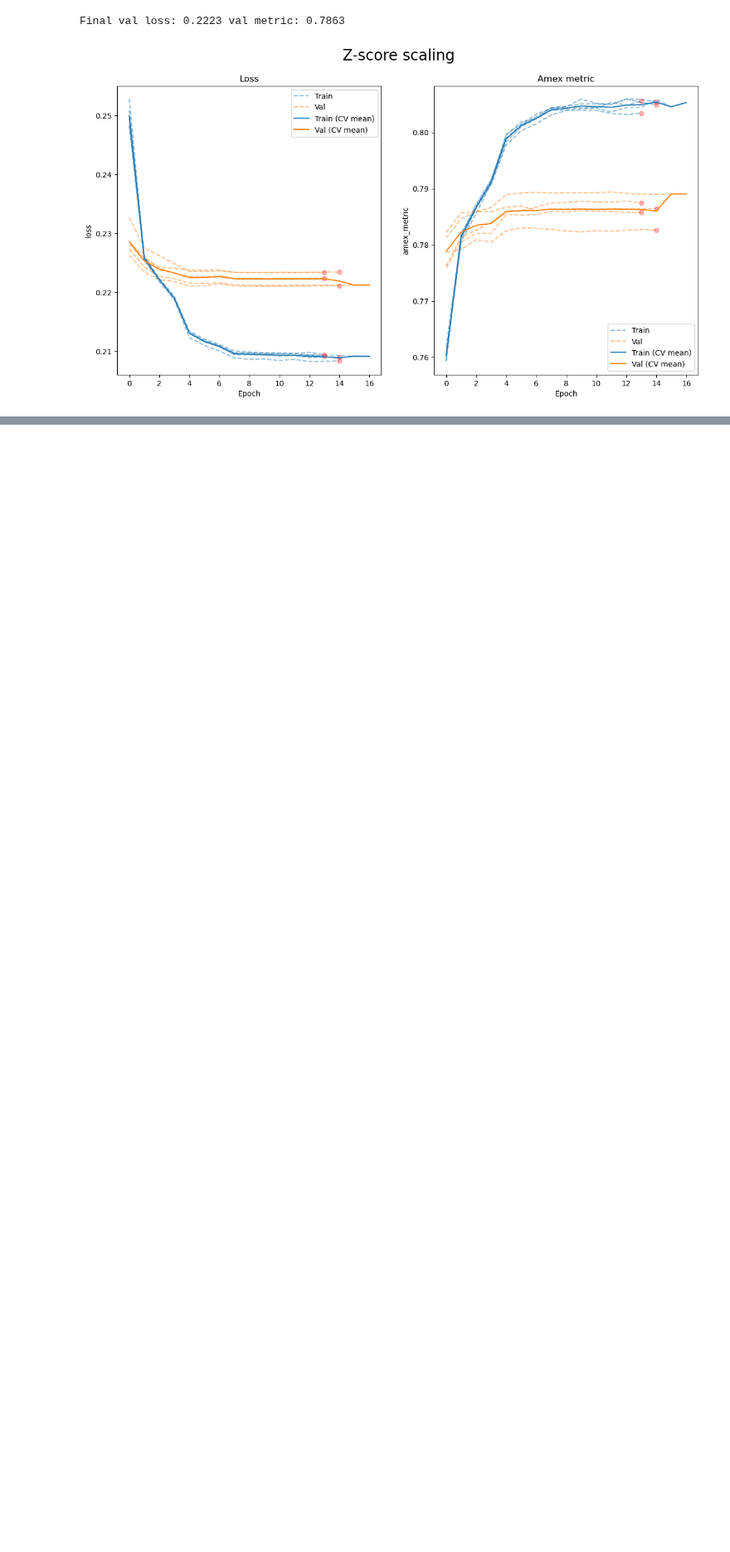
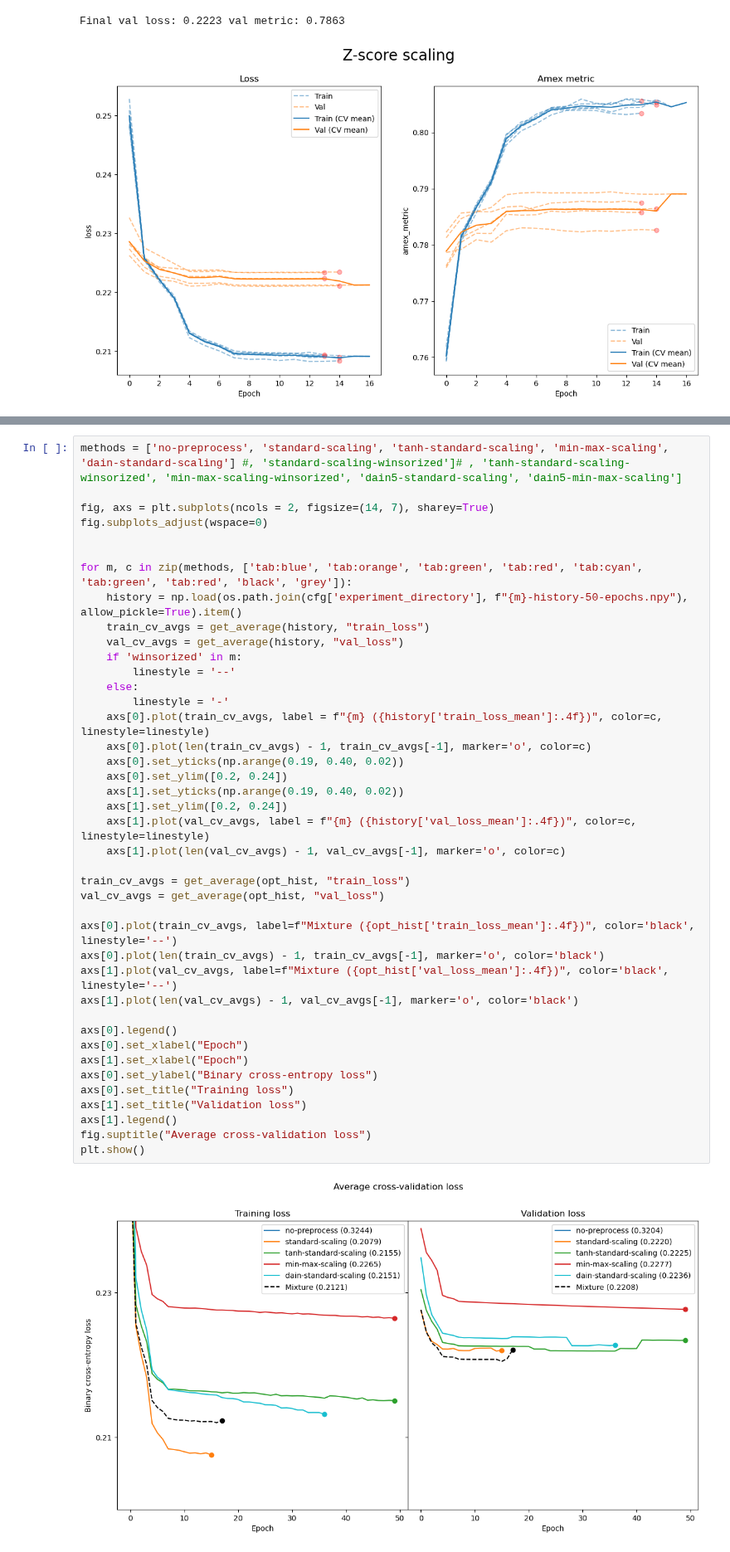
Before and after one commit to marcusGH/edain_paper, a Jupyter notebook: notebooks/static_preprocessing_classes.ipynb, the cells around one changed output, grey strips where cells are left out. Shown at 83% size. Drawn from its saved outputs; the diff is of its cells as text; blank space fills up the shorter version.

```diff
--- a/notebooks/static_preprocessing_classes.ipynb
+++ b/notebooks/static_preprocessing_classes.ipynb
@@ -821,0 +884,43 @@ tanh-standard-scaling-winsorized-history-50-epochs.npy
+# %%
+methods = ['no-preprocess', 'standard-scaling', 'tanh-standard-scaling', 'min-max-scaling', 'dain-standard-scaling'] #, 'standard-scaling-winsorized']# , 'tanh-standard-scaling-winsorized', 'min-max-scaling-winsorized', 'dain5-standard-scaling', 'dain5-min-max-scaling']
+
+fig, axs = plt.subplots(ncols = 2, figsize=(14, 7), sharey=True)
+fig.subplots_adjust(wspace=0)
+
+
+for m, c in zip(methods, ['tab:blue', 'tab:orange', 'tab:green', 'tab:red', 'tab:cyan', 'tab:green', 'tab:red', 'black', 'grey']):
+    history = np.load(os.path.join(cfg['experiment_directory'], f"{m}-history-50-epochs.npy"), allow_pickle=True).item()
+    train_cv_avgs = get_average(history, "train_loss")
+    val_cv_avgs = get_average(history, "val_loss")
+    if 'winsorized' in m:
+        linestyle = '--'
+    else:
+        linestyle = '-'
+    axs[0].plot(train_cv_avgs, label = f"{m} ({history['train_loss_mean']:.4f})", color=c, linestyle=linestyle)
+    axs[0].plot(len(train_cv_avgs) - 1, train_cv_avgs[-1], marker='o', color=c)
+    axs[0].set_yticks(np.arange(0.19, 0.40, 0.02))
+    axs[0].set_ylim([0.2, 0.24])
+    axs[1].set_yticks(np.arange(0.19, 0.40, 0.02))
+    axs[1].set_ylim([0.2, 0.24])
+    axs[1].plot(val_cv_avgs, label = f"{m} ({history['val_loss_mean']:.4f})", color=c, linestyle=linestyle)
+    axs[1].plot(len(val_cv_avgs) - 1, val_cv_avgs[-1], marker='o', color=c)
+
+train_cv_avgs = get_average(opt_hist, "train_loss")
+val_cv_avgs = get_average(opt_hist, "val_loss")
+
+axs[0].plot(train_cv_avgs, label=f"Mixture ({opt_hist['train_loss_mean']:.4f})", color='black', linestyle='--')
+axs[0].plot(len(train_cv_avgs) - 1, train_cv_avgs[-1], marker='o', color='black')
+axs[1].plot(val_cv_avgs, label=f"Mixture ({opt_hist['val_loss_mean']:.4f})", color='black', linestyle='--')
+axs[1].plot(len(val_cv_avgs) - 1, val_cv_avgs[-1], marker='o', color='black')
+
+axs[0].legend()
+axs[0].set_xlabel("Epoch")
+axs[1].set_xlabel("Epoch")
+axs[0].set_ylabel("Binary cross-entropy loss")
+axs[0].set_title("Training loss")
+axs[1].set_title("Validation loss")
+axs[1].legend()
+fig.suptitle("Average cross-validation loss")
+plt.show()
+# %% [output]
+[figure, added]
```
Also changed, not shown: parts of 4 cells of this notebook, 1 other file.
